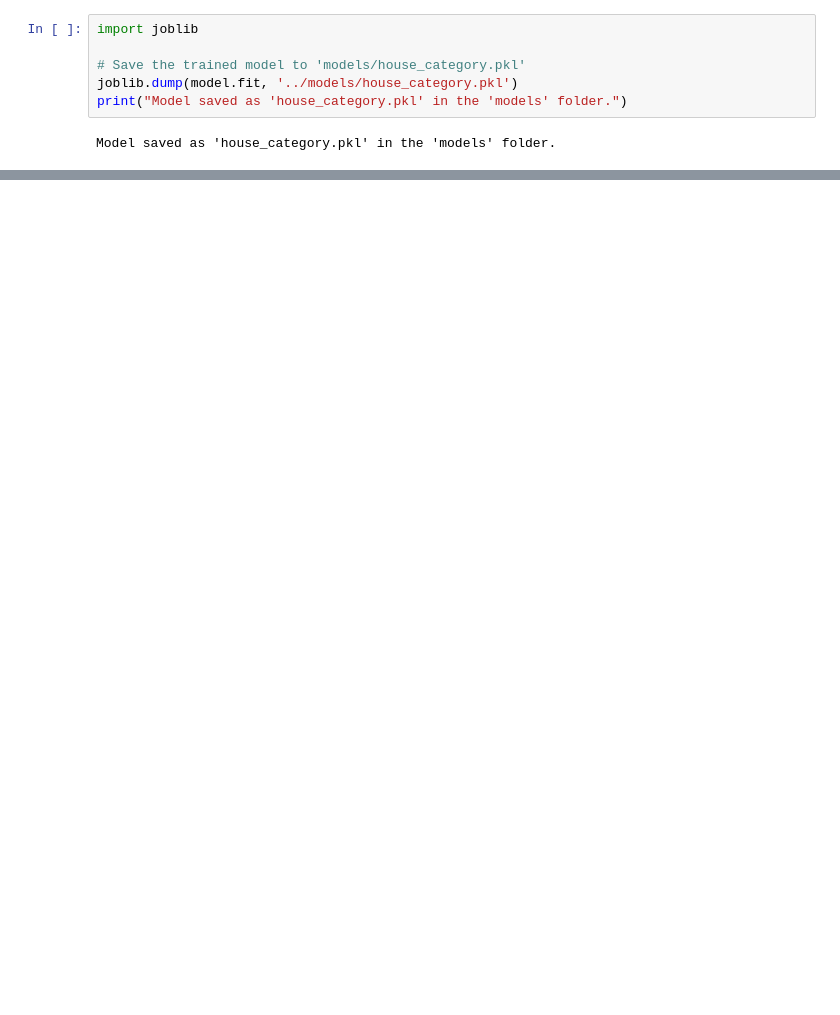
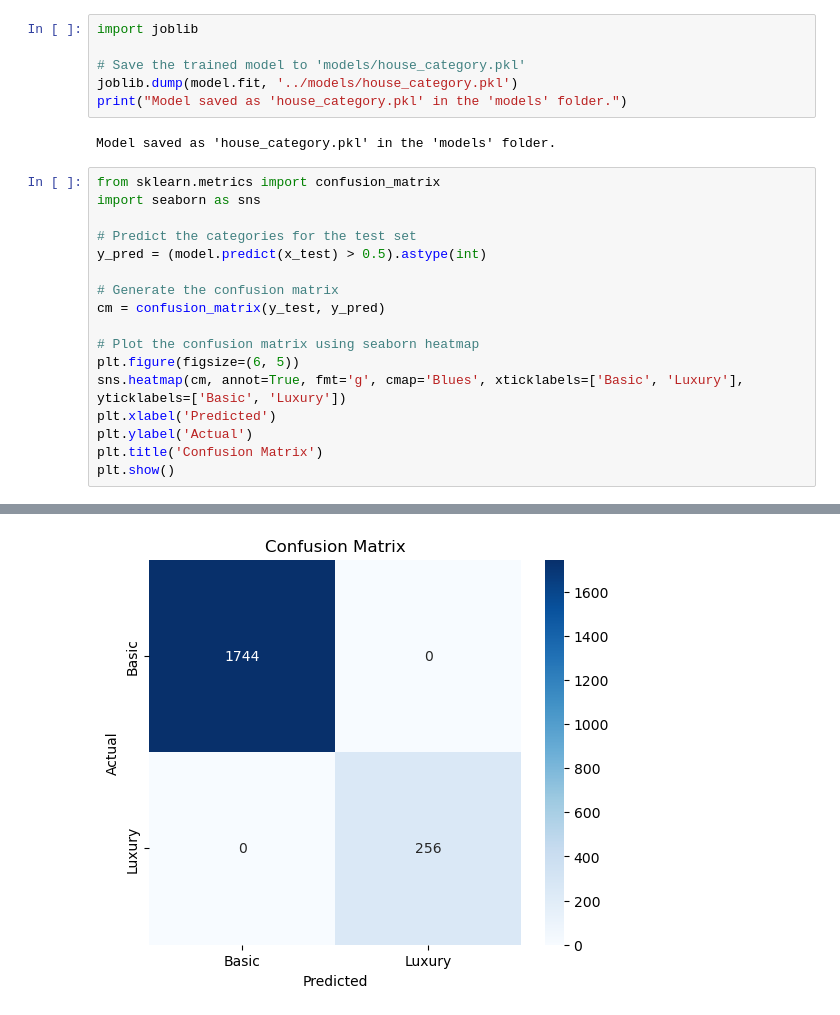
Before and after one commit to NdanyuzweP/category_prediction_model, a Jupyter notebook: notebook/notebook.ipynb, the cells around one changed output, grey strips where cells are left out. Cells and saved outputs as stored; diff of their text form; blank space fills up the shorter version.

```diff
--- a/notebook/notebook.ipynb
+++ b/notebook/notebook.ipynb
@@ -139,3 +139,21 @@ joblib.dump(model.fit, '../models/house_category.pkl')
 print("Model saved as 'house_category.pkl' in the 'models' folder.")
 # %% [output]
 Model saved as 'house_category.pkl' in the 'models' folder.
+# %%
+from sklearn.metrics import confusion_matrix
+import seaborn as sns
+
+# Predict the categories for the test set
+y_pred = (model.predict(x_test) > 0.5).astype(int)
+
+# Generate the confusion matrix
+cm = confusion_matrix(y_test, y_pred)
+
+# Plot the confusion matrix using seaborn heatmap
+plt.figure(figsize=(6, 5))
+sns.heatmap(cm, annot=True, fmt='g', cmap='Blues', xticklabels=['Basic', 'Luxury'], yticklabels=['Basic', 'Luxury'])
+plt.xlabel('Predicted')
+plt.ylabel('Actual')
+plt.title('Confusion Matrix')
+plt.show()
+# %% [output]
@@ -141,0 +161 @@ Model saved as 'house_category.pkl' in the 'models' folder.
+[figure, added]
```
Also changed, not shown: parts of 4 cells of this notebook, 5 other files.
